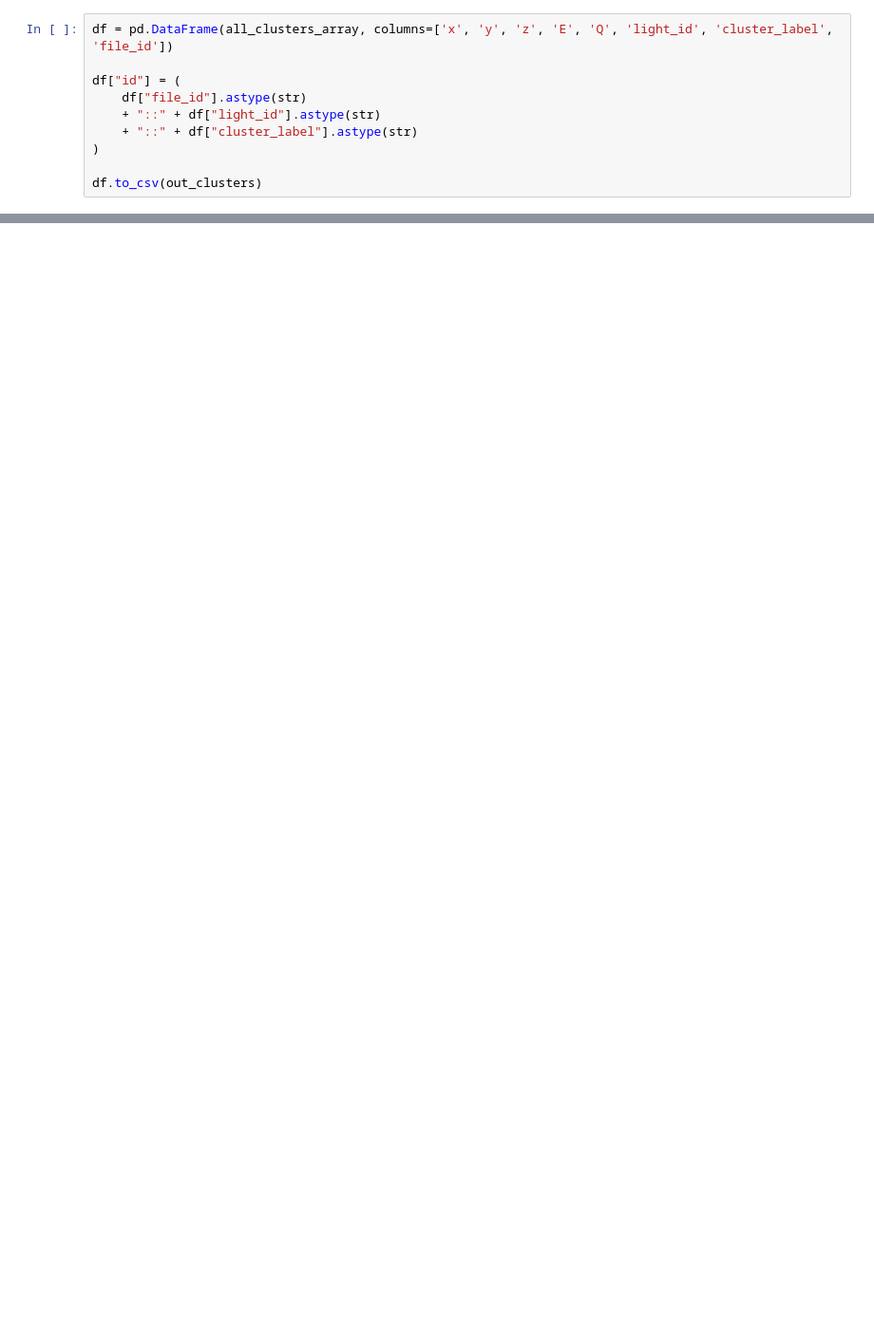
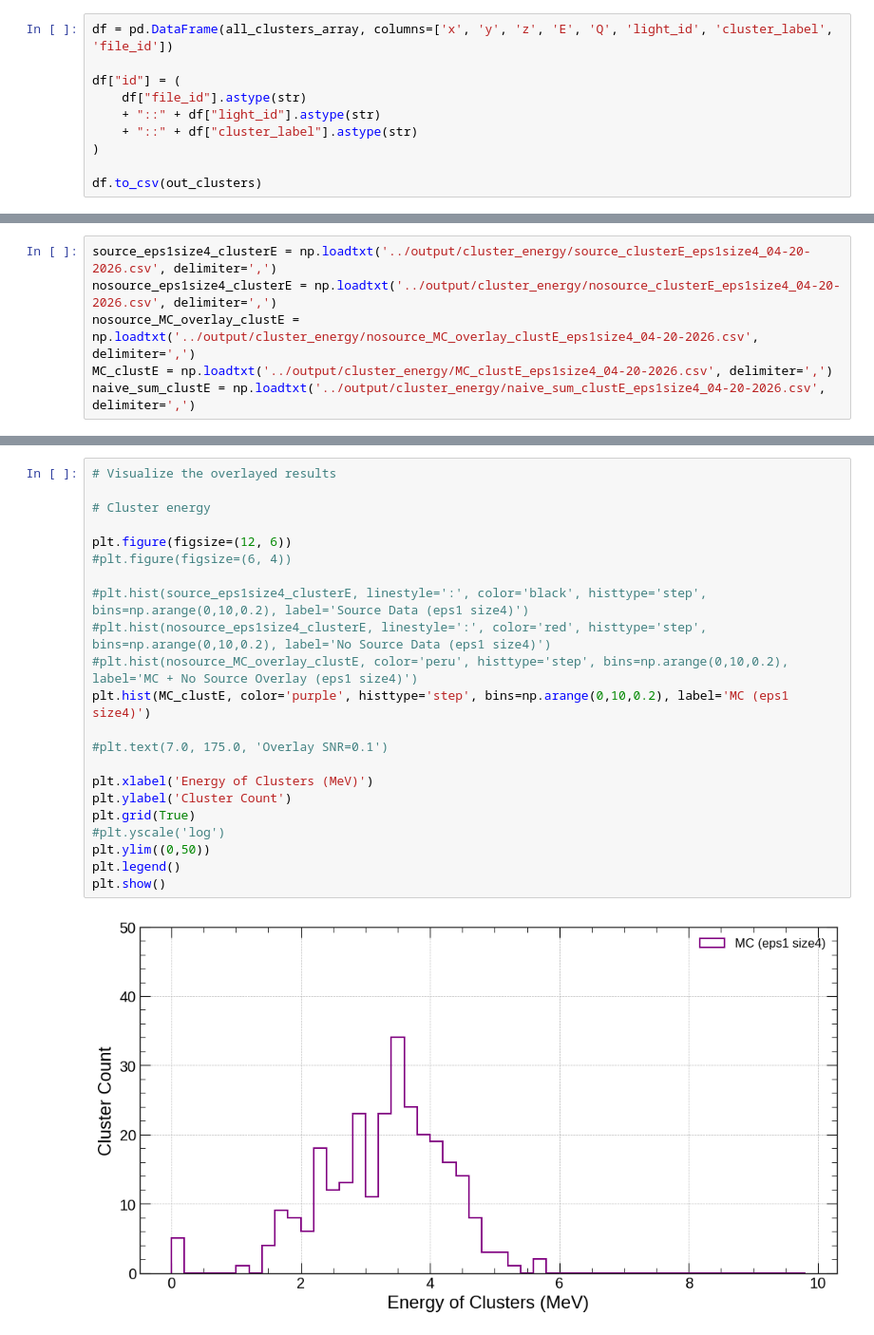
Before and after one commit to lmlepin9/2x2_neutron_sources, a Jupyter notebook: AmBe/charge/Inspect_Data.ipynb, the cells around one changed output, grey strips where cells are left out. Shown at 95% size. Drawn from its saved outputs; the diff is of its cells as text; blank space fills up the shorter version.

```diff
--- a/AmBe/charge/Inspect_Data.ipynb
+++ b/AmBe/charge/Inspect_Data.ipynb
@@ -550,0 +1094,6 @@ def get_hit_density(data_array):
+# %%
+source_eps1size4_clusterE = np.loadtxt('../output/cluster_energy/source_clusterE_eps1size4_04-20-2026.csv', delimiter=',')
+nosource_eps1size4_clusterE = np.loadtxt('../output/cluster_energy/nosource_clusterE_eps1size4_04-20-2026.csv', delimiter=',')
+nosource_MC_overlay_clustE = np.loadtxt('../output/cluster_energy/nosource_MC_overlay_clustE_eps1size4_04-20-2026.csv', delimiter=',')
+MC_clustE = np.loadtxt('../output/cluster_energy/MC_clustE_eps1size4_04-20-2026.csv', delimiter=',')
+naive_sum_clustE = np.loadtxt('../output/cluster_energy/naive_sum_clustE_eps1size4_04-20-2026.csv', delimiter=',')
@@ -550,0 +1106,24 @@ def get_hit_density(data_array):
+# %%
+# Visualize the overlayed results
+
+# Cluster energy
+
+plt.figure(figsize=(12, 6))
+#plt.figure(figsize=(6, 4))
+
+#plt.hist(source_eps1size4_clusterE, linestyle=':', color='black', histtype='step', bins=np.arange(0,10,0.2), label='Source Data (eps1 size4)')
+#plt.hist(nosource_eps1size4_clusterE, linestyle=':', color='red', histtype='step', bins=np.arange(0,10,0.2), label='No Source Data (eps1 size4)')
+#plt.hist(nosource_MC_overlay_clustE, color='peru', histtype='step', bins=np.arange(0,10,0.2), label='MC + No Source Overlay (eps1 size4)')
+plt.hist(MC_clustE, color='purple', histtype='step', bins=np.arange(0,10,0.2), label='MC (eps1 size4)')
+
+#plt.text(7.0, 175.0, 'Overlay SNR=0.1')
+
+plt.xlabel('Energy of Clusters (MeV)')
+plt.ylabel('Cluster Count')
+plt.grid(True)
+#plt.yscale('log')
+plt.ylim((0,50))
+plt.legend()
+plt.show()
+# %% [output]
+[figure, added]
```
Also changed, not shown: parts of 116 cells of this notebook, 10 other files.
